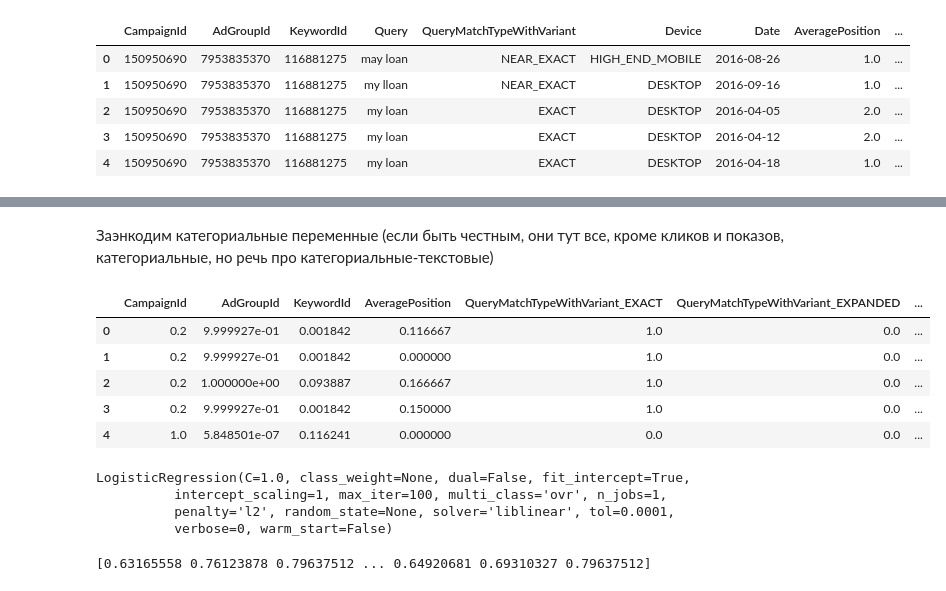
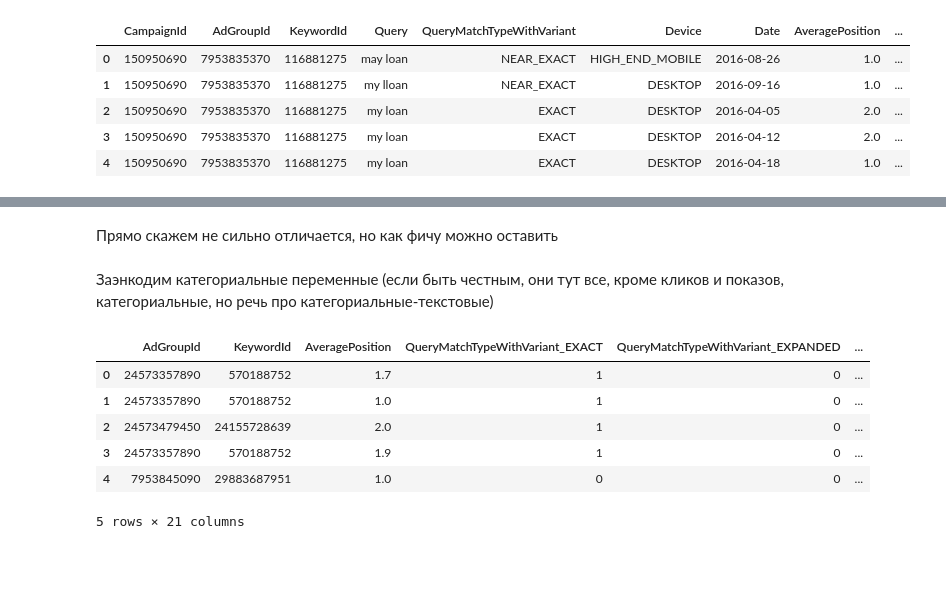
Before and after one commit to ivashnyov/CTR-prediction, a Jupyter notebook: CTR.ipynb, the cells around one changed output, grey strips where cells are left out. Drawn from its saved outputs; the diff is of its cells as text; code cells hidden in the pictures; blank space fills up the shorter version.

```diff
--- a/CTR.ipynb
+++ b/CTR.ipynb
@@ -181,0 +235,4 @@ sns.countplot(x="AveragePosition", data=train, hue='Clicked')
+# %%
+train['Day_of_week'] = train['Date'].apply(lambda day: day.weekday_name)
+test['Day_of_week'] = test['Date'].apply(lambda day: day.weekday_name)
+cats = ['Monday', 'Tuesday', 'Wednesday', 'Thursday', 'Friday', 'Saturday', 'Sunday']
@@ -182,3 +250,5 @@ sns.countplot(x="AveragePosition", data=train, hue='Clicked')
+# %% [markdown]
+Прямо скажем не сильно отличается, но как фичу можно оставить
 # %%
 train.drop(["Query", "Date"], axis=1, inplace=True)
 test.drop(["Query", "Date", "Id"], axis=1, inplace=True)
@@ -187,21 +257,22 @@ test.drop(["Query", "Date", "Id"], axis=1, inplace=True)
 категориальные-текстовые)
 # %%
 train = pd.get_dummies(train, columns=["QueryMatchTypeWithVariant",
-                                      "Device"])
+                                      "Device", 'CampaignId', 'Day_of_week'])
 test = pd.get_dummies(test, columns=["QueryMatchTypeWithVariant",
-                                      "Device"])
+                                      "Device", 'CampaignId', 'Day_of_week'])
 # %%
 scaler = MinMaxScaler()
 
-train = pd.DataFrame(scaler.fit_transform(train), columns=train.columns)
-test = pd.DataFrame(scaler.fit_transform(test), columns=test.columns)
+#train = pd.DataFrame(scaler.fit_transform(train), columns=train.columns)
+#test = pd.DataFrame(scaler.fit_transform(test), columns=test.columns)
 
 test.head()
 # %% [output]
-|  | CampaignId | AdGroupId | KeywordId | AveragePosition | QueryMatchTypeWithVariant_EXACT | QueryMatchTypeWithVariant_EXPANDED | ... |
-| 0 | 0.2 | 9.999927e-01 | 0.001842 | 0.116667 | 1.0 | 0.0 | ... |
-| 1 | 0.2 | 9.999927e-01 | 0.001842 | 0.000000 | 1.0 | 0.0 | ... |
-| 2 | 0.2 | 1.000000e+00 | 0.093887 | 0.166667 | 1.0 | 0.0 | ... |
-| 3 | 0.2 | 9.999927e-01 | 0.001842 | 0.150000 | 1.0 | 0.0 | ... |
-| 4 | 1.0 | 5.848501e-07 | 0.116241 | 0.000000 | 0.0 | 0.0 | ... |
+|  | AdGroupId | KeywordId | AveragePosition | QueryMatchTypeWithVariant_EXACT | QueryMatchTypeWithVariant_EXPANDED | ... |
+| 0 | 24573357890 | 570188752 | 1.7 | 1 | 0 | ... |
+| 1 | 24573357890 | 570188752 | 1.0 | 1 | 0 | ... |
+| 2 | 24573479450 | 24155728639 | 2.0 | 1 | 0 | ... |
+| 3 | 24573357890 | 570188752 | 1.9 | 1 | 0 | ... |
+| 4 | 7953845090 | 29883687951 | 1.0 | 0 | 0 | ... |
+5 rows × 21 columns
 # %%
@@ -210,8 +280,0 @@ train.drop(['Clicks', 'RPC', 'Impressions', 'Clicked'], axis=1, inplace=True)
-# %%
-reg = LogisticRegression()
-reg.fit(train, y)
-# %% [output]
-LogisticRegression(C=1.0, class_weight=None, dual=False, fit_intercept=True,
-          intercept_scaling=1, max_iter=100, multi_class='ovr', n_jobs=1,
-          penalty='l2', random_state=None, solver='liblinear', tol=0.0001,
-          verbose=0, warm_start=False)
@@ -220,6 +281,2 @@ pred = reg.predict_proba(test)
-# %%
-print(pred[:,0])
-# %% [output]
-[0.63165558 0.76123878 0.79637512 ... 0.64920681 0.69310327 0.79637512]
 # %%
 def save_prediction(prediction, file_name):
```
Also changed, not shown: parts of 46 cells of this notebook, 1 other file.
